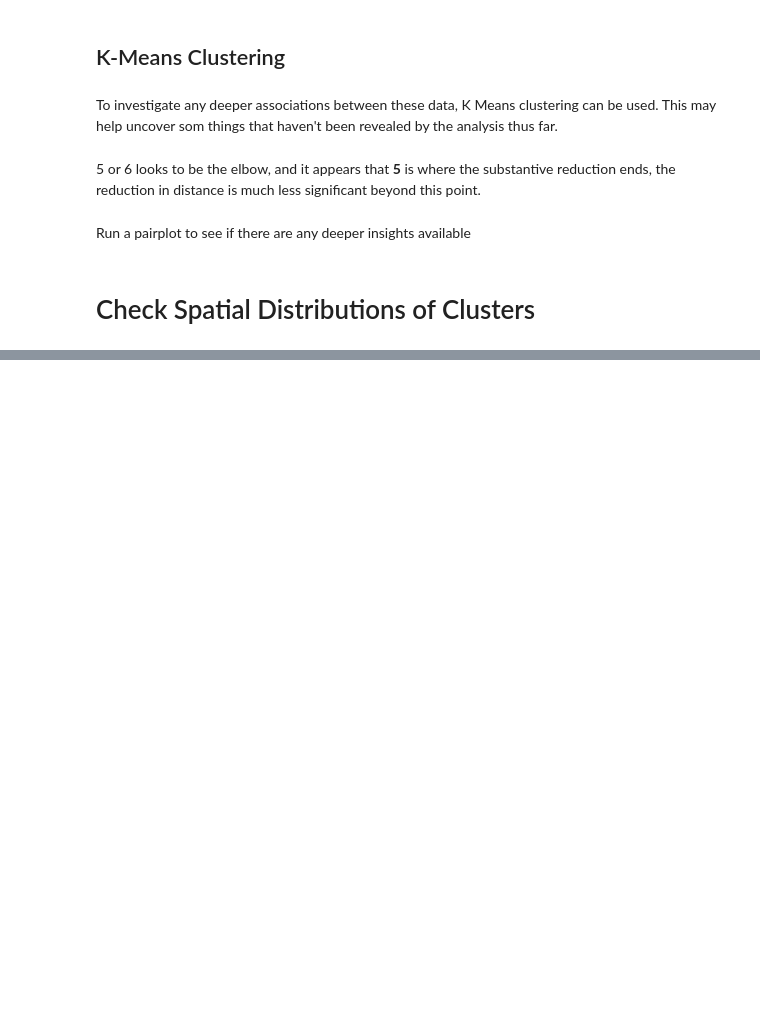
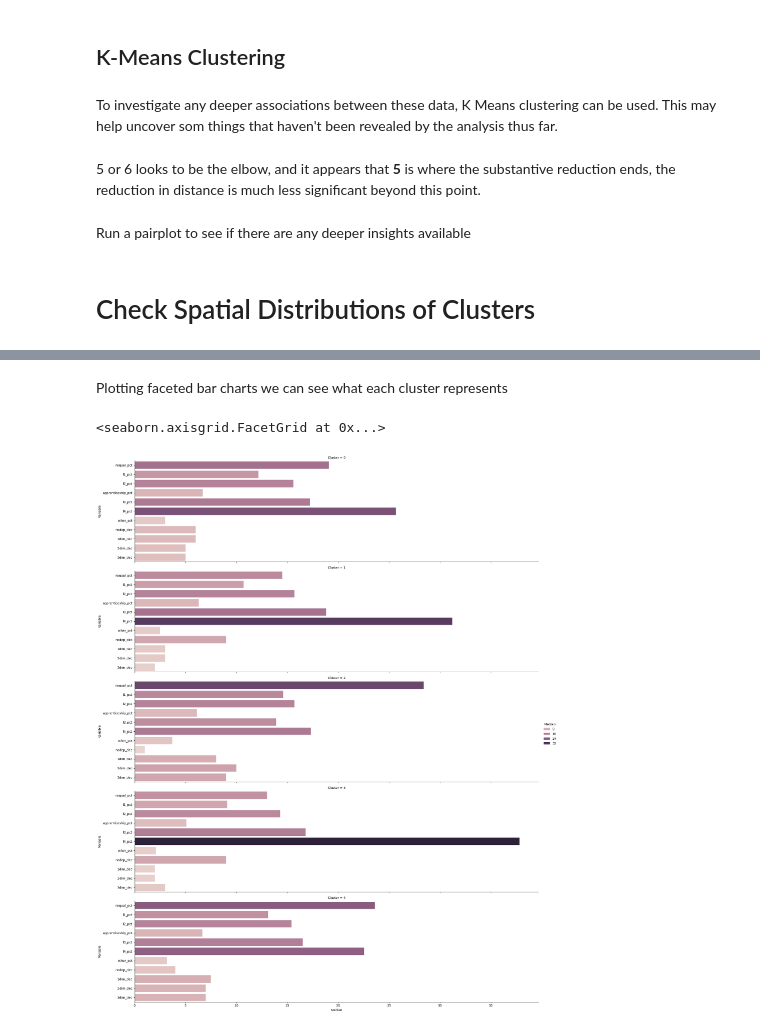
Before and after one commit to PeteH-89/GEOG5003M_Project, a Jupyter notebook: GEOG5003M_Project.ipynb, the cells around one changed output, grey strips where cells are left out. Saved outputs shown, nothing was run; the diff lists cells and outputs as text; code cells hidden in the pictures; blank space fills up the shorter version.

```diff
--- a/GEOG5003M_Project.ipynb
+++ b/GEOG5003M_Project.ipynb
@@ -338,0 +353,6 @@ Earlier initial anal
+# %%
+#get median values by cluster
+nnc_cluster_median=plot_lsoa.groupby('cluster')[['noqual_pct', 'l1_pct', 'l2_pct', 'apprenticeship_pct',
+                           'l3_pct', 'l4_pct', 'other_pct', 'nodep_dec', '1dim_dec',
+                           '2dim_dec', '3dim_dec']].median().reset_index()
+nnc_cluster_median
@@ -338,0 +366,9 @@ Earlier initial anal
+# %%
+#melt datafarame to plot
+nnc_cluster_med_plot=pd.melt(nnc_cluster_median, id_vars='cluster',
+                             value_vars=['noqual_pct', 'l1_pct', 'l2_pct', 'apprenticeship_pct',
+                           'l3_pct', 'l4_pct', 'other_pct', 'nodep_dec', '1dim_dec',
+                           '2dim_dec', '3dim_dec'])
+#nnc_cluster_med_plot.info()
+nnc_cluster_med_plot.columns=['Cluster', 'Variable', 'Median']
+nnc_cluster_med_plot.head()
@@ -338,0 +382,8 @@ Earlier initial anal
+# %% [markdown]
+Plotting faceted bar charts we can see what each cluster represents
+# %%
+#use a bar chart
+sns.catplot(nnc_cluster_med_plot, row='Cluster', y='Variable', x='Median', kind='bar', aspect=4, hue='Median')
+# %% [output]
+<seaborn.axisgrid.FacetGrid at 0x...>
+[figure, added]
```
Also changed, not shown: parts of 6 cells of this notebook.
